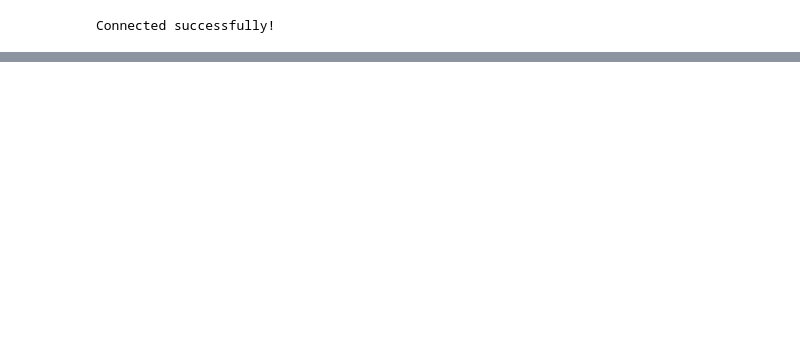
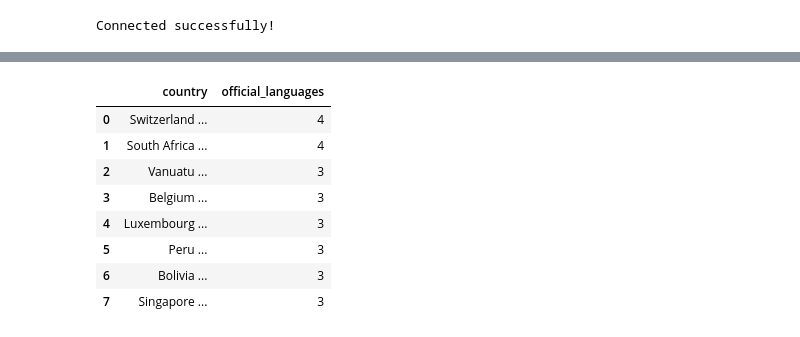
Before and after one commit to rmerrill20/my-databases-for-analytics, a Jupyter notebook: notebooks/mod4.ipynb, the cells around one changed output, grey strips where cells are left out. Drawn from its saved outputs; the diff is of its cells as text; code cells hidden in the pictures; blank space fills up the shorter version.

```diff
--- a/notebooks/mod4.ipynb
+++ b/notebooks/mod4.ipynb
@@ -80,3 +37,34 @@ ModuleNotFoundError: No module named 'pandas'
 # %%
 import pandas as pd
 from sqlalchemy import create_engine
+# %%
+from sqlalchemy import create_engine
+
+engine = create_engine(
+    "postgresql+psycopg://postgres:A09a11S28!@localhost:5432/World"
+)
+# %%
+query = """
+SELECT c.name AS country,
+       COUNT(cl.language) AS official_languages
+FROM country AS c
+JOIN countrylanguage AS cl
+    ON c.code = cl.countrycode
+WHERE cl.isofficial = 'T'
+GROUP BY c.name
+HAVING COUNT(cl.language) > 2
+ORDER BY official_languages DESC;
+"""
+
+df = pd.read_sql(query, engine)
+df
+# %% [output]
+|  | country | official_languages |
+| 0 | Switzerland ... | 4 |
+| 1 | South Africa ... | 4 |
+| 2 | Vanuatu ... | 3 |
+| 3 | Belgium ... | 3 |
+| 4 | Luxembourg ... | 3 |
+| 5 | Peru ... | 3 |
+| 6 | Bolivia ... | 3 |
+| 7 | Singapore ... | 3 |
```
Also changed, not shown: parts of 9 cells of this notebook, 5 other files.
